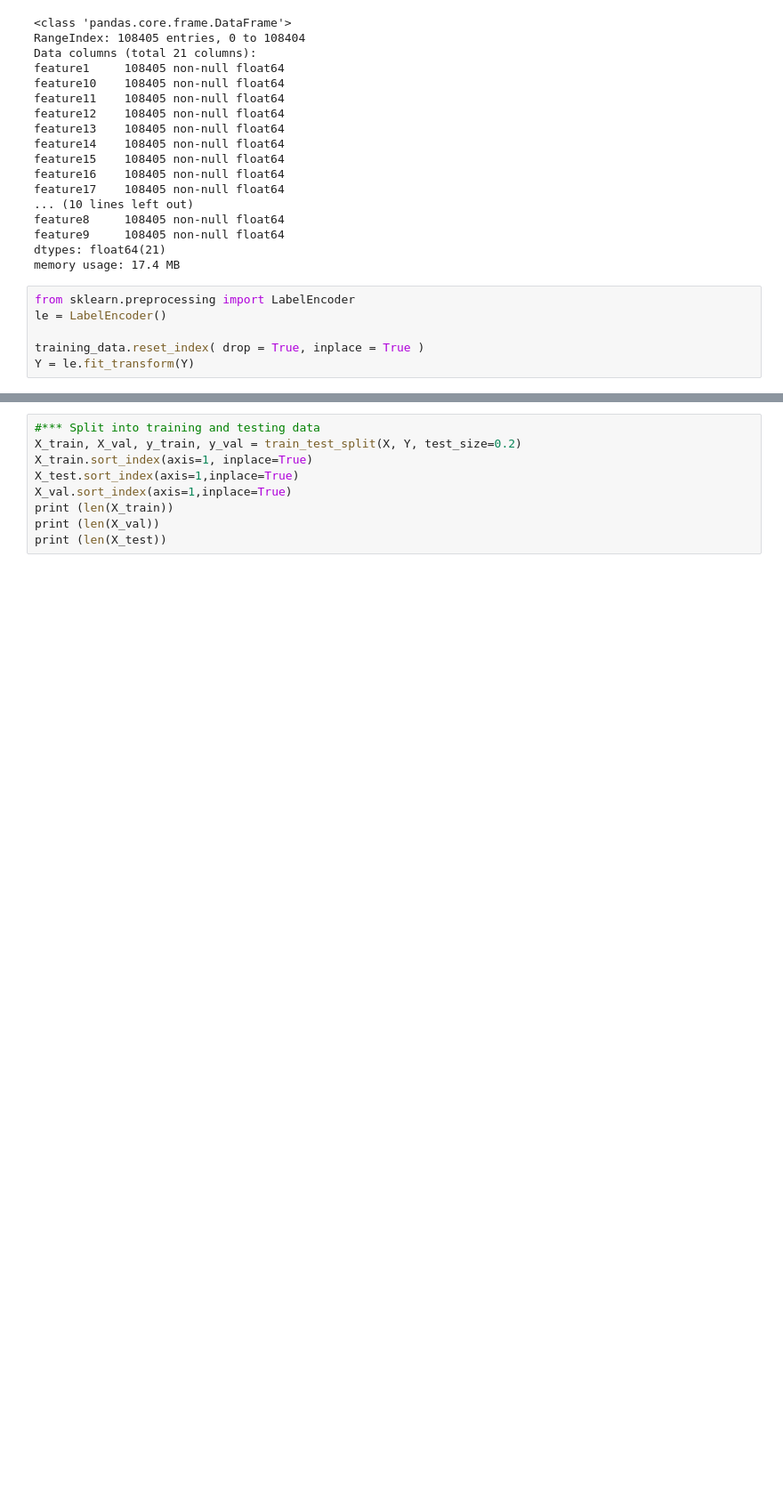
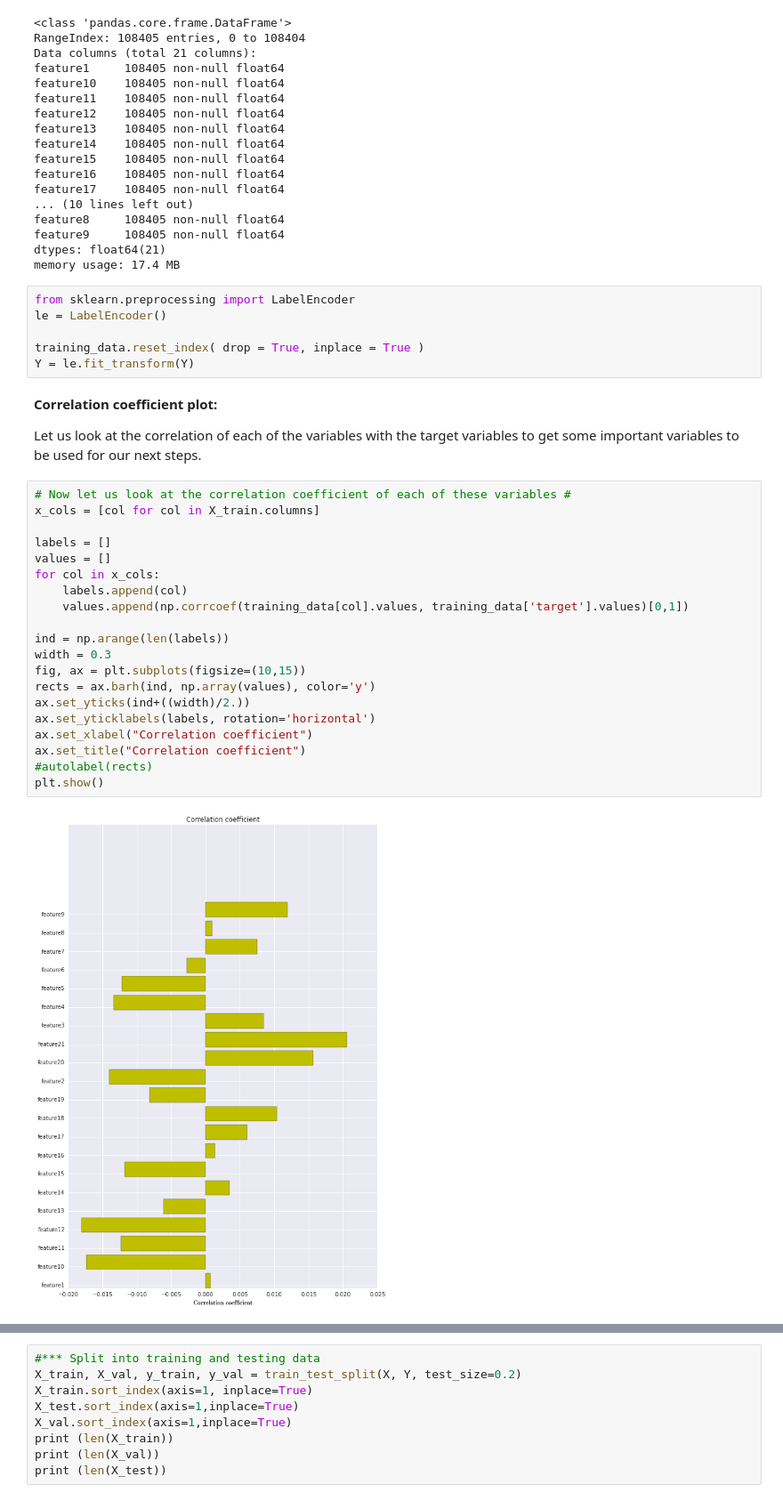
Before and after one commit to pennyfx/numerai_test, a Jupyter notebook: example_model.ipynb, the cells around one changed output, grey strips where cells are left out. Shown at 89% size. Drawn from its saved outputs; the diff is of its cells as text; blank space fills up the shorter version.

```diff
--- a/example_model.ipynb
+++ b/example_model.ipynb
@@ -79,3 +80,29 @@ le = LabelEncoder()
 
 training_data.reset_index( drop = True, inplace = True )
 Y = le.fit_transform(Y)
+# %% [markdown]
+**Correlation coefficient plot:**
+
+Let us look at the correlation of each of the variables with the target variables to get some important variables to be used for our next steps.
+# %%
+# Now let us look at the correlation coefficient of each of these variables #
+x_cols = [col for col in X_train.columns]
+
+labels = []
+values = []
+for col in x_cols:
+    labels.append(col)
+    values.append(np.corrcoef(training_data[col].values, training_data['target'].values)[0,1])
+
+ind = np.arange(len(labels))
+width = 0.3
+fig, ax = plt.subplots(figsize=(10,15))
+rects = ax.barh(ind, np.array(values), color='y')
+ax.set_yticks(ind+((width)/2.))
+ax.set_yticklabels(labels, rotation='horizontal')
+ax.set_xlabel("Correlation coefficient")
+ax.set_title("Correlation coefficient")
+#autolabel(rects)
+plt.show()
+# %% [output]
+[figure, added]
```
Also changed, not shown: parts of 9 cells of this notebook, 1 other file.
